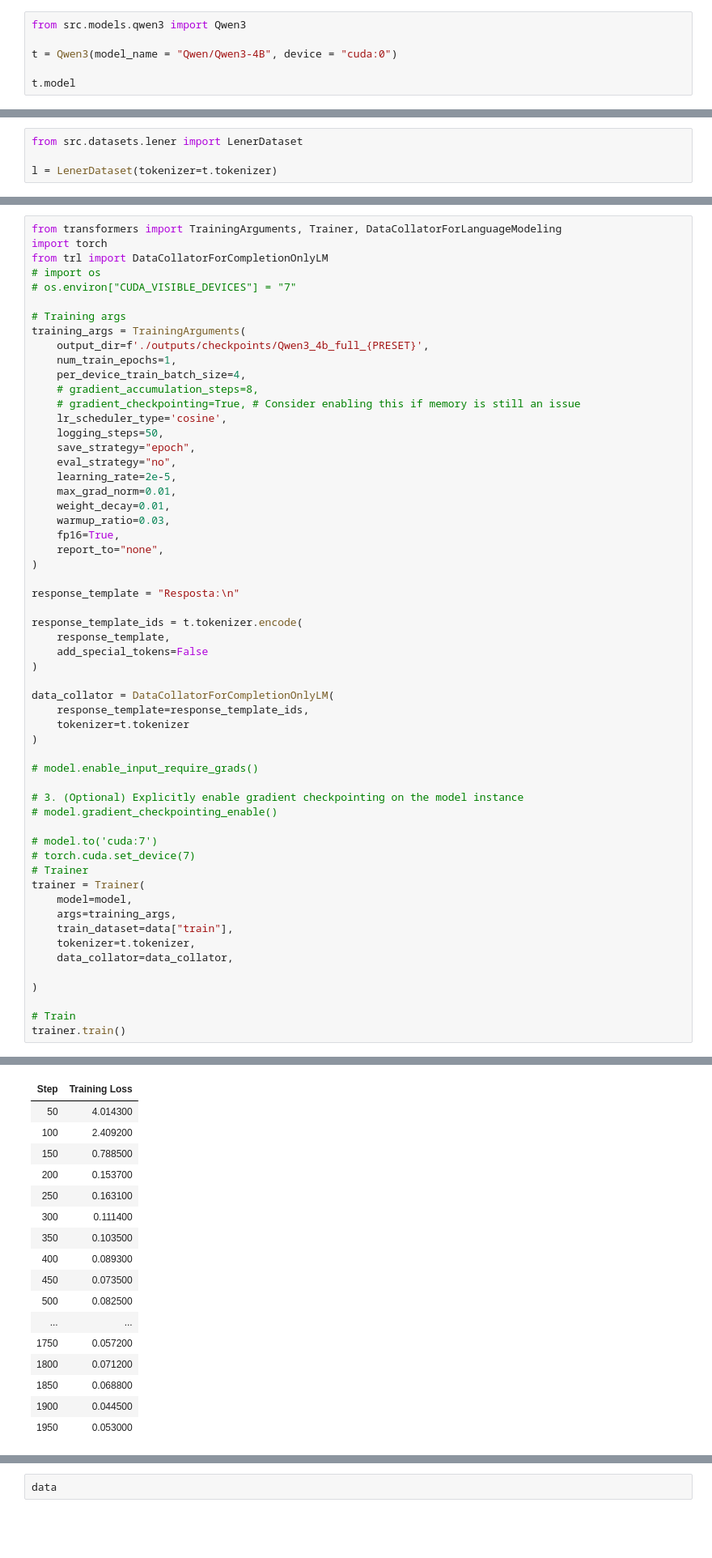
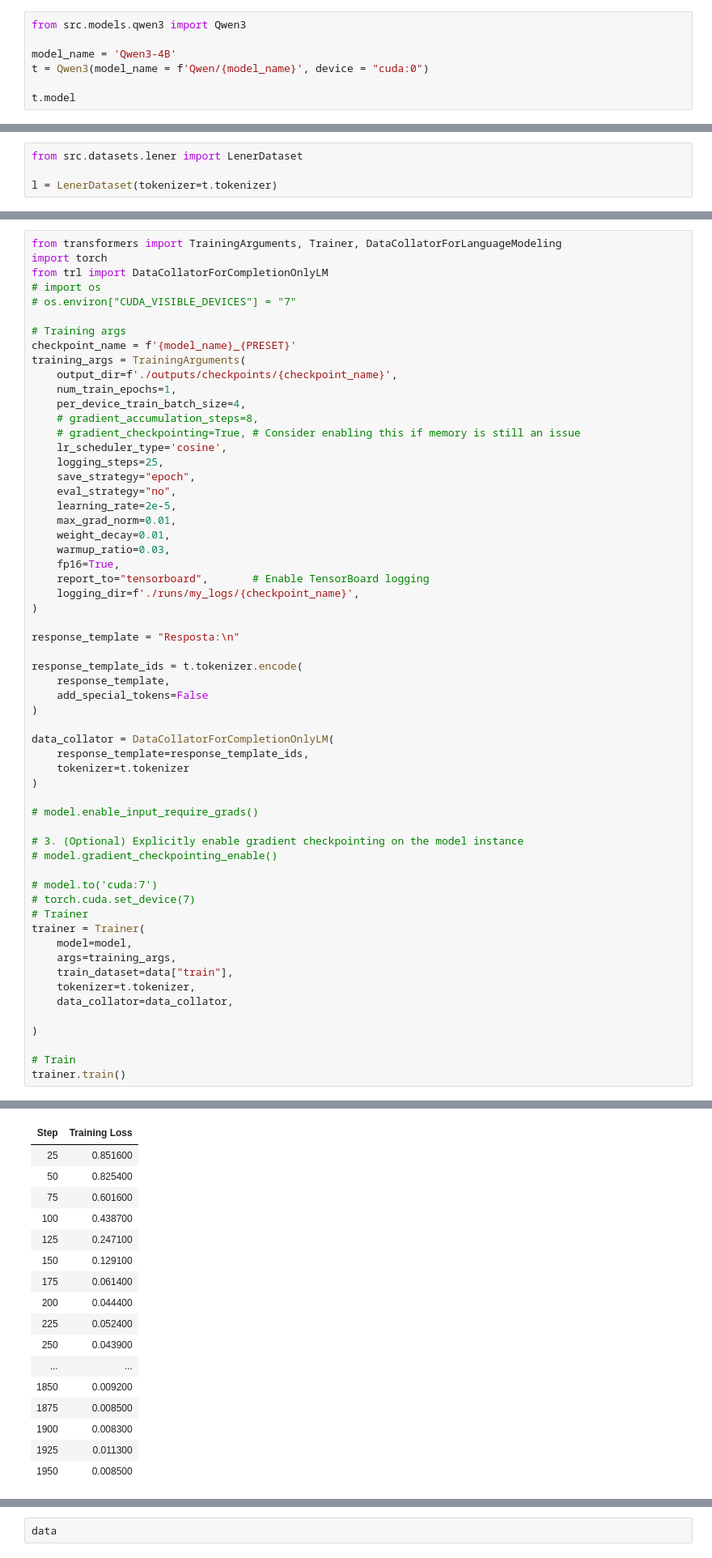
Before and after one commit to pedrobpio/decoder-lener-iob, a Jupyter notebook: notebooks/training_iob.ipynb, the cells around one changed output, grey strips where cells are left out. Shown: that part at 81% size. Drawn from its saved outputs; the diff is of its cells as text; blank space fills up the shorter version.

```diff
--- a/notebooks/training_iob.ipynb
+++ b/notebooks/training_iob.ipynb
@@ -45,7 +47,8 @@ The autoreload extension is already loaded. To reload it, use:
 # %%
 from src.models.qwen3 import Qwen3
 
-t = Qwen3(model_name = "Qwen/Qwen3-4B", device = "cuda:0")
+model_name = 'Qwen3-4B'
+t = Qwen3(model_name = f'Qwen/{model_name}', device = "cuda:0")
 
 t.model
 # %% [output]
@@ -148,14 +157,15 @@ from trl import DataCollatorForCompletionOnlyLM
 # os.environ["CUDA_VISIBLE_DEVICES"] = "7"
 
 # Training args
+checkpoint_name = f'{model_name}_{PRESET}'
 training_args = TrainingArguments(
-    output_dir=f'./outputs/checkpoints/Qwen3_4b_full_{PRESET}',
+    output_dir=f'./outputs/checkpoints/{checkpoint_name}',
     num_train_epochs=1,
     per_device_train_batch_size=4,
     # gradient_accumulation_steps=8,
     # gradient_checkpointing=True, # Consider enabling this if memory is still an issue
     lr_scheduler_type='cosine',
-    logging_steps=50,
+    logging_steps=25,
     save_strategy="epoch",
     eval_strategy="no",
     learning_rate=2e-5,
@@ -163,7 +173,8 @@ training_args = TrainingArguments(
     weight_decay=0.01,
     warmup_ratio=0.03,
     fp16=True,
-    report_to="none",
+    report_to="tensorboard",       # Enable TensorBoard logging
+    logging_dir=f'./runs/my_logs/{checkpoint_name}',
 )
 
 response_template = "Resposta:\n"
@@ -207,17 +218,17 @@ The tokenizer has new PAD/BOS/EOS tokens that differ from the model config and g
 | Step | Training Loss |
-| 50 | 4.014300 |
-| 100 | 2.409200 |
-| 150 | 0.788500 |
-| 200 | 0.153700 |
-| 250 | 0.163100 |
-| 300 | 0.111400 |
-| 350 | 0.103500 |
-| 400 | 0.089300 |
-| 450 | 0.073500 |
-| 500 | 0.082500 |
+| 25 | 0.851600 |
+| 50 | 0.825400 |
+| 75 | 0.601600 |
+| 100 | 0.438700 |
+| 125 | 0.247100 |
+| 150 | 0.129100 |
+| 175 | 0.061400 |
+| 200 | 0.044400 |
+| 225 | 0.052400 |
+| 250 | 0.043900 |
 | ... | ... |
-| 1750 | 0.057200 |
-| 1800 | 0.071200 |
-| 1850 | 0.068800 |
-| 1900 | 0.044500 |
-| 1950 | 0.053000 |
+| 1850 | 0.009200 |
+| 1875 | 0.008500 |
+| 1900 | 0.008300 |
+| 1925 | 0.011300 |
+| 1950 | 0.008500 |
```
Also changed, not shown: parts of 10 cells of this notebook, 2 other files.
